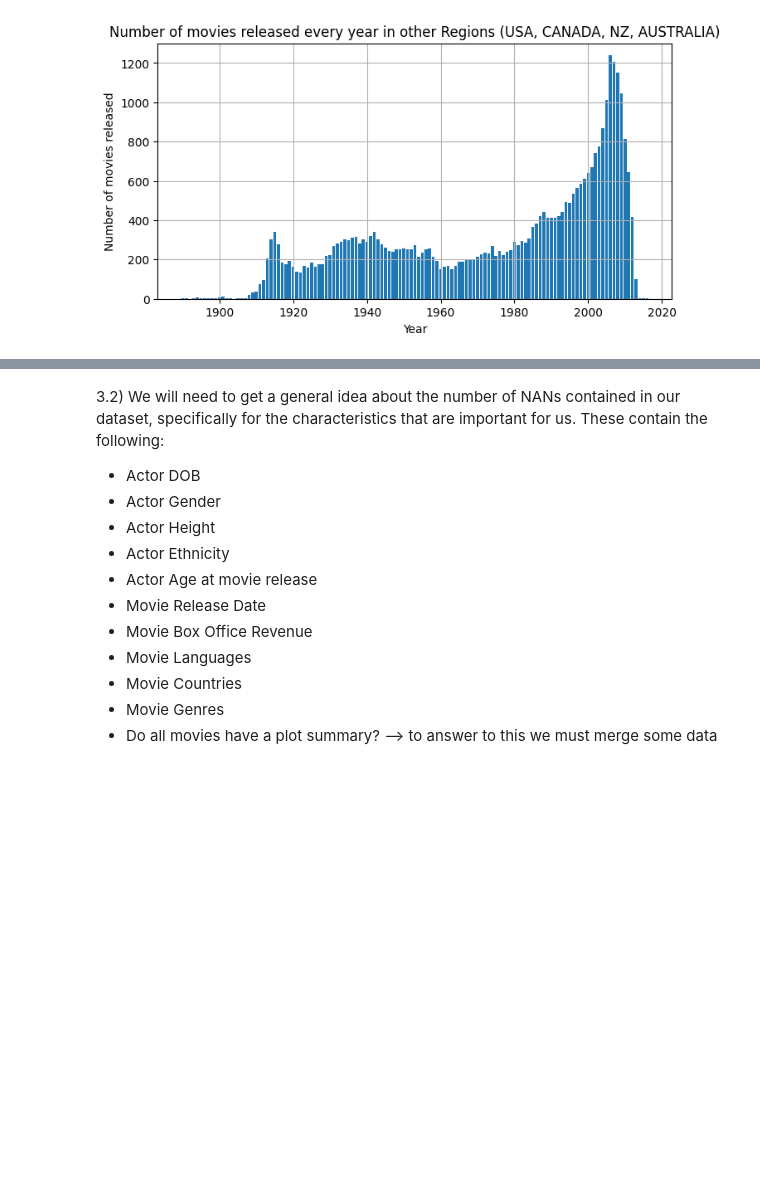
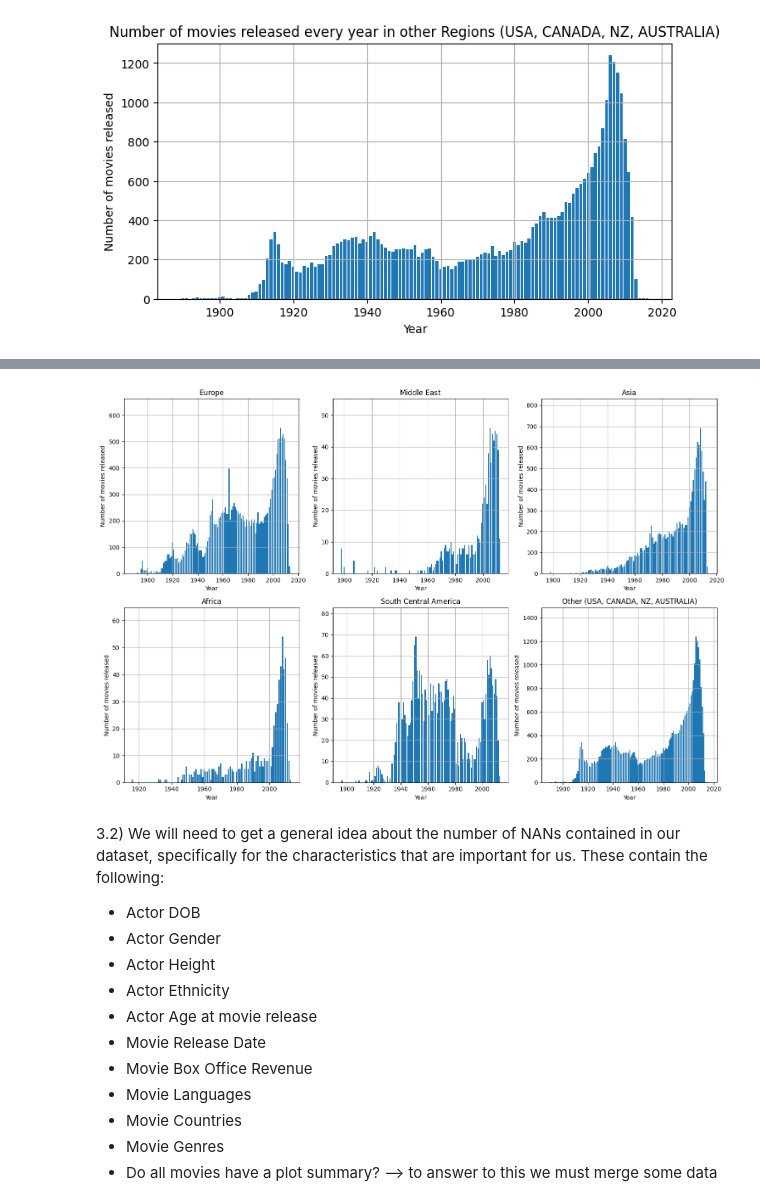
Before and after one commit to epfl-ada/ada-2023-project-onsecalme123, a Jupyter notebook: milestone2.ipynb, the cells around one changed output, grey strips where cells are left out. Cells and saved outputs as stored; diff of their text form; code cells hidden in the pictures; blank space fills up the shorter version.

```diff
--- a/milestone2.ipynb
+++ b/milestone2.ipynb
@@ -423,3 +464,60 @@ plt.show()
+# %%
+# Check how many movies are contained for each subdivision over time, constructing subplots with individual y-axes
+
+fig, axs = plt.subplots(2, 3, figsize=(15, 10))
+
+# Check for Region Europe
+axs[0, 0].bar(movies_per_year_europe.index, movies_per_year_europe.values)
+axs[0, 0].set_title('Europe')
+axs[0, 0].set_xlabel('Year')
+axs[0, 0].set_ylabel('Number of movies released')
+axs[0, 0].set_ylim([0, movies_per_year_europe.values.max() * 1.2])  # Adjust the multiplier as needed
+axs[0, 0].grid(True)
+
+# Check for Region Middle East
+axs[0, 1].bar(movies_per_year_middle_east.index, movies_per_year_middle_east.values)
+axs[0, 1].set_title('Middle East')
+axs[0, 1].set_xlabel('Year')
+axs[0, 1].set_ylabel('Number of movies released')
+axs[0, 1].set_ylim([0, movies_per_year_middle_east.values.max() * 1.2])  # Adjust the multiplier as needed
+axs[0, 1].grid(True)
+
+# Check for Region Asia
+axs[0, 2].bar(movies_per_year_asia.index, movies_per_year_asia.values)
+axs[0, 2].set_title('Asia')
+axs[0, 2].set_xlabel('Year')
+axs[0, 2].set_ylabel('Number of movies released')
+axs[0, 2].set_ylim([0, movies_per_year_asia.values.max() * 1.2])  # Adjust the multiplier as needed
+axs[0, 2].grid(True)
+
+# Check for Region Africa
+axs[1, 0].bar(movies_per_year_africa.index, movies_per_year_africa.values)
+axs[1, 0].set_title('Africa')
+axs[1, 0].set_xlabel('Year')
+axs[1, 0].set_ylabel('Number of movies released')
+axs[1, 0].set_ylim([0, movies_per_year_africa.values.max() * 1.2])  # Adjust the multiplier as needed
+axs[1, 0].grid(True)
+
+# Check for region South Central America
+axs[1, 1].bar(movies_per_year_south_central_america.index, movies_per_year_south_central_america.values)
+axs[1, 1].set_title('South Central America')
+axs[1, 1].set_xlabel('Year')
+axs[1, 1].set_ylabel('Number of movies released')
+axs[1, 1].set_ylim([0, movies_per_year_south_central_america.values.max() * 1.2])  # Adjust the multiplier as needed
+axs[1, 1].grid(True)
+
+# Check for region Other (includes USA, Australia, New Zealand, Canada)
+axs[1, 2].bar(movies_per_year_other.index, movies_per_year_other.values)
+axs[1, 2].set_title('Other (USA, CANADA, NZ, AUSTRALIA)')
+axs[1, 2].set_xlabel('Year')
+axs[1, 2].set_ylabel('Number of movies released')
+axs[1, 2].set_ylim([0, movies_per_year_other.values.max() * 1.2])  # Adjust the multiplier as needed
+axs[1, 2].grid(True)
+
+plt.tight_layout()
+plt.show()
+# %% [output]
+[figure, added]
 # %% [markdown]
 3.2) We will need to get a general idea about the number of NANs contained in our dataset, specifically for the characteristics that are important for us. These contain the following:
 - Actor DOB
```
Also changed, not shown: parts of 5 cells of this notebook.
